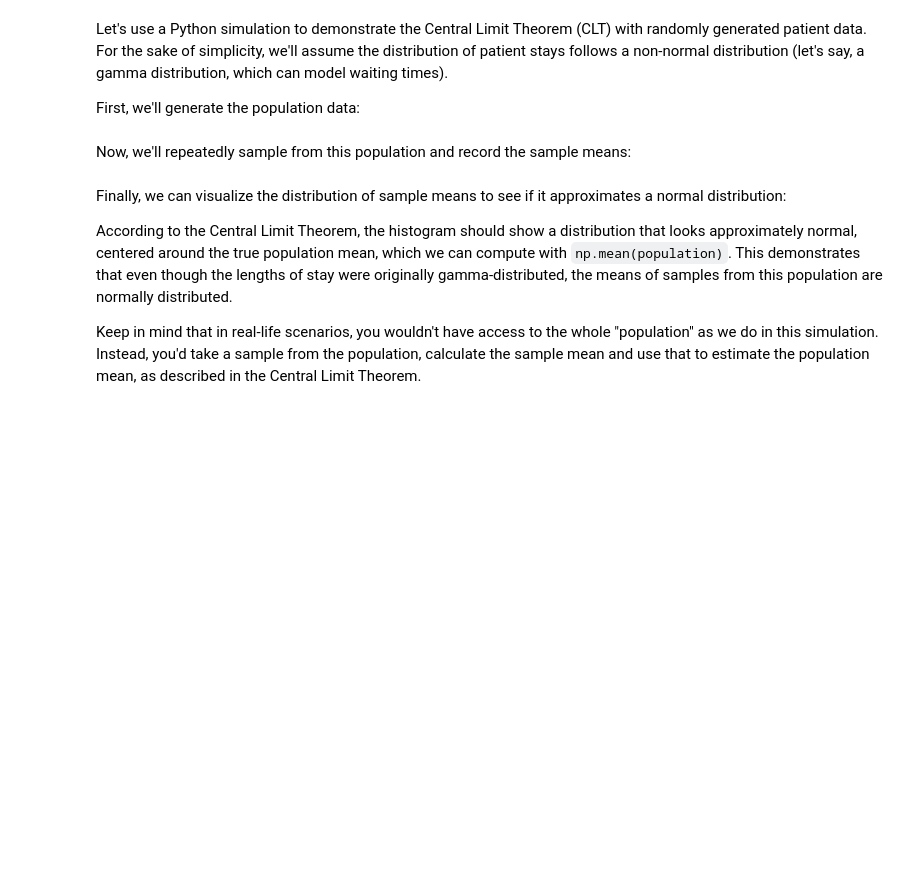
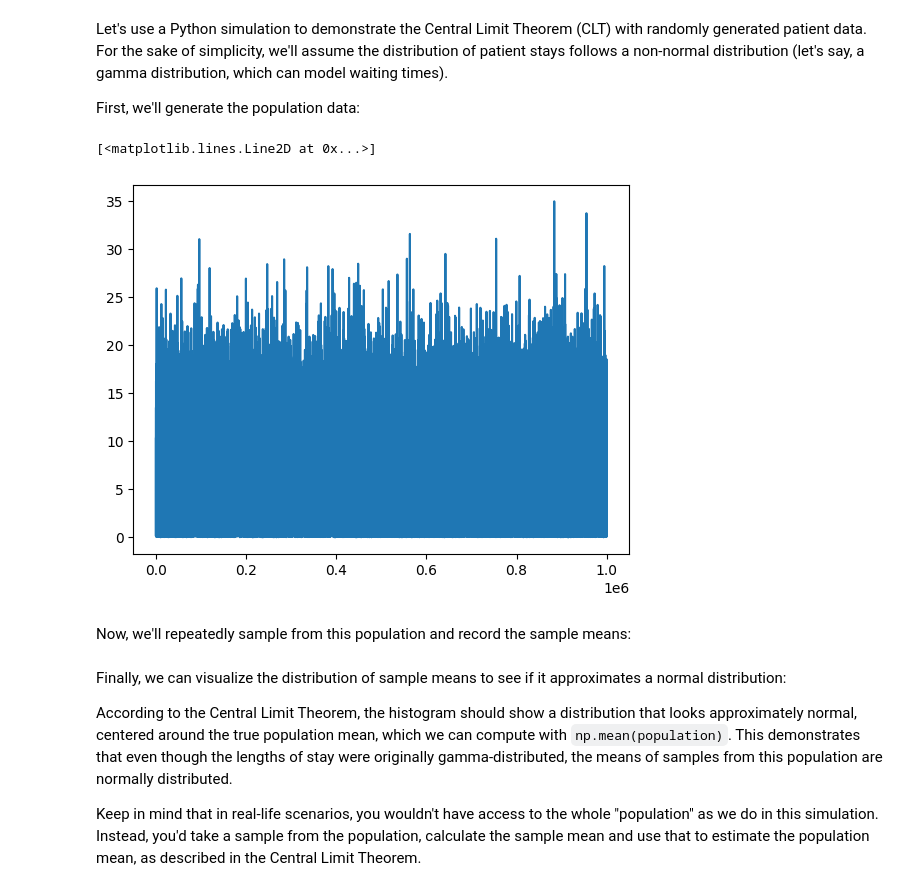
Before and after one commit to jnikhilreddy/Introduction-to-Statistics-in-Python, a Jupyter notebook: 4_Sampling-and-CLT.ipynb, the cells around one changed output. Cells and saved outputs as stored; diff of their text form; code cells hidden in the pictures; blank space fills up the shorter version.

```diff
--- a/4_Sampling-and-CLT.ipynb
+++ b/4_Sampling-and-CLT.ipynb
@@ -5,15 +5,20 @@ First, we'll generate the population data:
 # %%
 import numpy as np
 import matplotlib.pyplot as plt
 
 # Set a seed for reproducibility
 np.random.seed(0)
 
 # Parameters for the gamma distribution
-shape, scale = 2., 2.
+shape, scale = 2, 2.
 
 # Generate the "population"
 population = np.random.gamma(shape, scale, 1000000)
+
+plt.plot(population)
+# %% [output]
+[<matplotlib.lines.Line2D at 0x...>]
+[figure, added]
 # %% [markdown]
 Now, we'll repeatedly sample from this population and record the sample means:
 # %%
```
Also changed, not shown: parts of 2 cells of this notebook.
